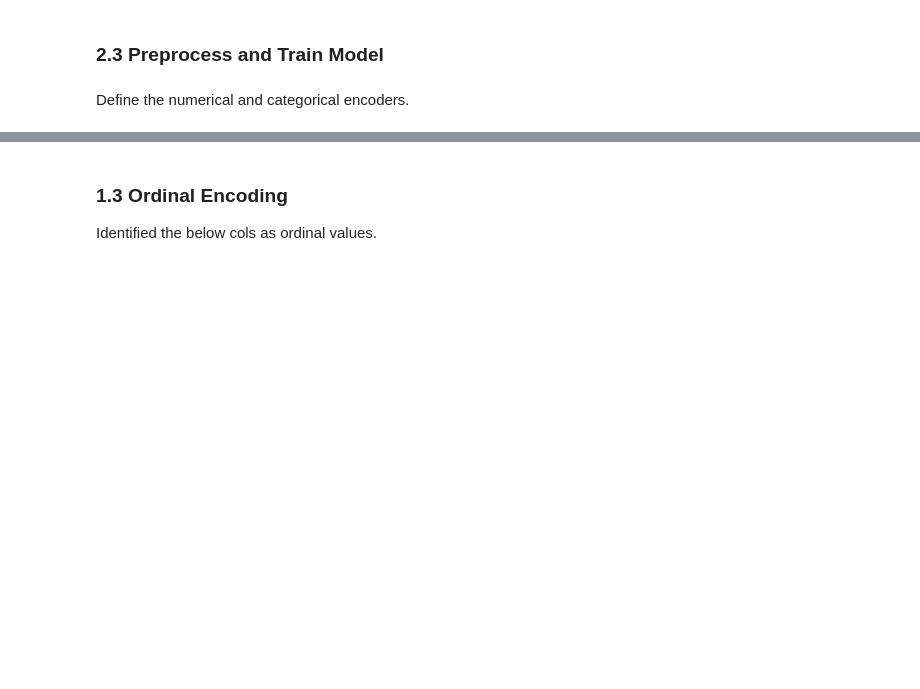
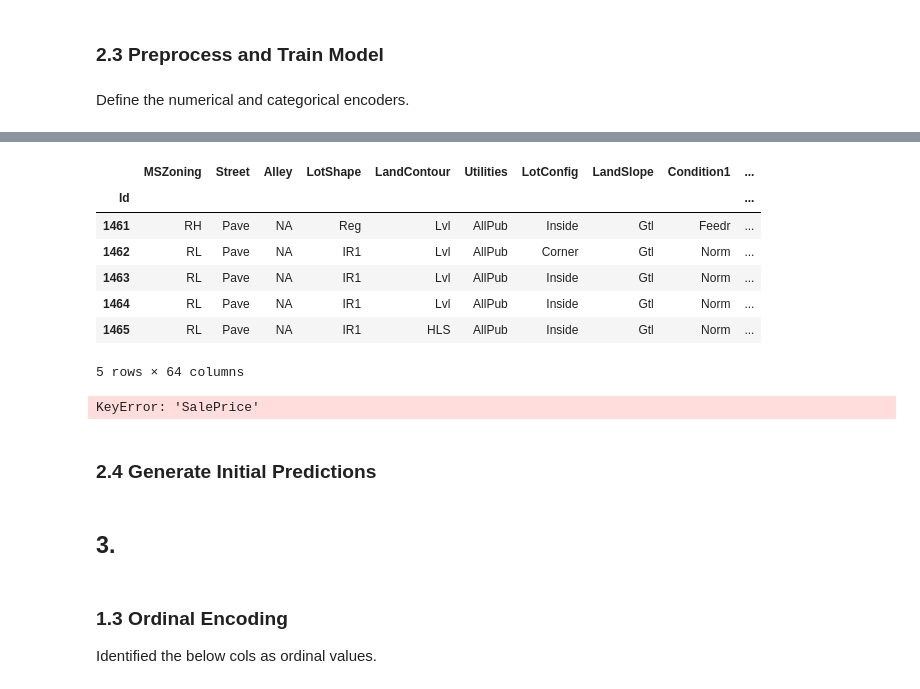
Before and after one commit to Mark-Barbaric/Kaggle, a Jupyter notebook: housing/housing_workbook_v1.ipynb, the cells around one changed output, grey strips where cells are left out. Drawn from its saved outputs; the diff is of its cells as text; code cells hidden in the pictures; blank space fills up the shorter version.

```diff
--- a/housing/housing_workbook_v1.ipynb
+++ b/housing/housing_workbook_v1.ipynb
@@ -125,7 +131,9 @@ These will be passed to the Pipeline encoders.
 # %%
 categorical_cols = [cname for cname in X_train.columns
                     if X_train[cname].nunique() < 10 and
-                    X_train[cname].dtype == "object"]
+                    X_train[cname].dtype == "object" and
+                    test_df[cname].nunique() < 10 and
+                    test_df[cname].dtype == "object"]
 categorical_cols
 # %% [output]
 ['MSZoning',
@@ -147,6 +155,7 @@ categorical_cols
  'SaleCondition']
 # %%
 numerical_cols = [cname for cname in X_train.columns
-                  if X_train[cname].dtype in ['int64', 'float64']]
+                  if X_train[cname].dtype in ['int64', 'float64'] and
+                  test_df[cname].dtype in ['int64', 'float64']]
 numerical_cols
 # %% [output]
@@ -275,0 +284,18 @@ ValueError: could not convert string to float: 'NA'
+# %%
+X_test.head()
+# %% [output]
+|  | MSZoning | Street | Alley | LotShape | LandContour | Utilities | LotConfig | LandSlope | Condition1 | ... |
+| Id |  |  |  |  |  |  |  |  |  | ... |
+| 1461 | RH | Pave | NA | Reg | Lvl | AllPub | Inside | Gtl | Feedr | ... |
+| 1462 | RL | Pave | NA | IR1 | Lvl | AllPub | Corner | Gtl | Norm | ... |
+| 1463 | RL | Pave | NA | IR1 | Lvl | AllPub | Inside | Gtl | Norm | ... |
+| 1464 | RL | Pave | NA | IR1 | Lvl | AllPub | Inside | Gtl | Norm | ... |
+| 1465 | RL | Pave | NA | IR1 | HLS | AllPub | Inside | Gtl | Norm | ... |
+5 rows × 64 columns
+# %%
+rmse = root_mean_squared_error(preds_test, test_df['SalePrice'])
+rmse
+# %% [output]
+KeyError: 'SalePrice'
+# %% [markdown]
+### 2.4 Generate Initial Predictions
@@ -276,3 +311,5 @@ ValueError: could not convert string to float: 'NA'
+# %% [markdown]
+## 3.
 # %% [markdown]
 ### 1.3 Ordinal Encoding
 
```
Also changed, not shown: parts of 19 cells of this notebook, 1 other file.
